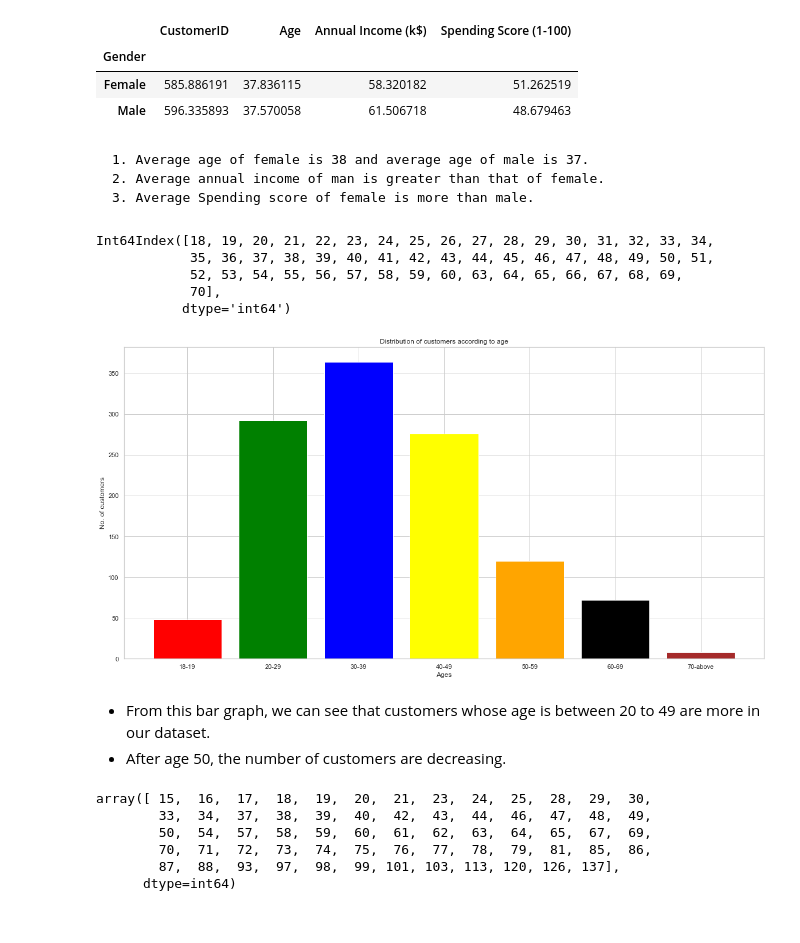
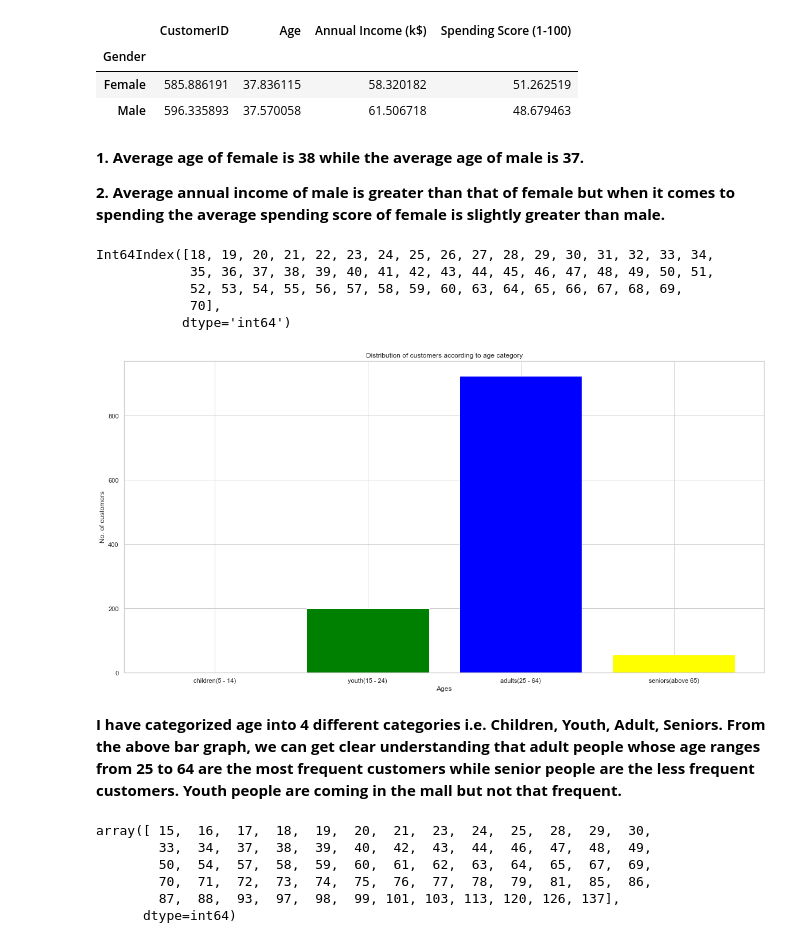
Before and after one commit to Vishwajeet111/Customers-Mall-Segmentation-and-using-KNN, a Jupyter notebook: ML Project.ipynb, the cells around one changed output. Drawn from its saved outputs; the diff is of its cells as text; code cells hidden in the pictures.

```diff
--- a/ML Project.ipynb
+++ b/ML Project.ipynb
@@ -81,9 +95,9 @@ df.groupby('Gender').mean()
 | Female | 585.886191 | 37.836115 | 58.320182 | 51.262519 |
 | Male | 596.335893 | 37.570058 | 61.506718 | 48.679463 |
 # %% [markdown]
-    1. Average age of female is 38 and average age of male is 37.
-    2. Average annual income of man is greater than that of female.
-    3. Average Spending score of female is more than male.
+**1. Average age of female is 38 while the average age of male is 37.**
+
+**2. Average annual income of male is greater than that of female but when it comes to spending the average spending score of female is slightly greater than male.**
 # %%
 age = df['Age'].value_counts().sort_index().index
 print(age)
@@ -94,28 +108,44 @@ Int64Index([18, 19, 20, 21, 22, 23, 24, 25, 26, 27, 28, 29, 30, 31, 32, 33, 34,
             70],
            dtype='int64')
 # %%
-age18_19 = len(df.Age[(df.Age <= 19) & (df.Age >= 18)])
-age20_29 = len(df.Age[(df.Age <= 29) & (df.Age >= 20)])
-age30_39 = len(df.Age[(df.Age <= 39) & (df.Age >= 30)])
-age40_49 = len(df.Age[(df.Age <= 49) & (df.Age >= 40)])
-age50_59 = len(df.Age[(df.Age <= 59) & (df.Age >= 50)])
-age60_69 = len(df.Age[(df.Age <= 69) & (df.Age >= 60)])
-age70_above = len(df.Age[df.Age >= 70])
+# age18_19 = len(df.Age[(df.Age <= 19) & (df.Age >= 18)])
+# age20_29 = len(df.Age[(df.Age <= 29) & (df.Age >= 20)])
+# age30_39 = len(df.Age[(df.Age <= 39) & (df.Age >= 30)])
+# age40_49 = len(df.Age[(df.Age <= 49) & (df.Age >= 40)])
+# age50_59 = len(df.Age[(df.Age <= 59) & (df.Age >= 50)])
+# age60_69 = len(df.Age[(df.Age <= 69) & (df.Age >= 60)])
+# age70_above = len(df.Age[df.Age >= 70])
 
-x = ['18-19','20-29','30-39','40-49','50-59','60-69','70-above']
-y = [age18_19,age20_29,age30_39,age40_49,age50_59,age60_69,age70_above]
+# x = ['18-19','20-29','30-39','40-49','50-59','60-69','70-above']
+# y = [age18_19,age20_29,age30_39,age40_49,age50_59,age60_69,age70_above]
 
-sns.set_theme(style='whitegrid')
-plt.bar(x=x,height=y,color=['red','green','blue','yellow','orange','black','brown'])
-plt.xlabel('Ages')
-plt.ylabel('No. of customers')
-plt.title('Distribution of customers according to age')
-plt.show()
+# sns.set_theme(style='whitegrid')
+# plt.bar(x=x,height=y,color=['red','green','blue','yellow','orange','black','brown'])
+# plt.xlabel('Ages')
+# plt.ylabel('No. of customers')
+# plt.title('Distribution of customers according to age')
+# plt.show()
-# %% [output]
-[figure, removed]
-# %% [markdown]
-* From this bar graph, we can see that customers whose age is between 20 to 49 are more in our dataset.
-* After age 50, the number of customers are decreasing.
+# %%
+children = len(df.Age[(df.Age > 5) & (df.Age <= 14)])
+youth = len(df.Age[(df.Age >= 15) & (df.Age <= 24)])
+adults = len(df.Age[(df.Age >= 25) & (df.Age <= 64)])
+seniors = len(df.Age[df.Age>= 65])
+
+x = ['children(5 - 14)','youth(15 - 24)','adults(25 - 64)','seniors(above 65)']
+y = [children,youth,adults,seniors]
+
+sns.set_theme(style='whitegrid')
+plt.bar(x=x,height=y,color=['red','green','blue','yellow'])
+plt.xlabel('Ages')
+plt.ylabel('No. of customers')
+plt.title('Distribution of customers according to age category')
+plt.show()
+# %% [output]
+[figure, added]
+# %% [markdown]
+**I have categorized age into 4 different categories i.e. Children, Youth, Adult, Seniors.**
+**From the above bar graph, we can get clear understanding that adult people whose age ranges from 25 to 64 are the most frequent customers while senior people are the less frequent customers.**
+**Youth people are coming in the mall but not that frequent.**
 # %%
 df['Annual Income (k$)'].unique()
 # %% [output]
```
Also changed, not shown: parts of 14 cells of this notebook.
